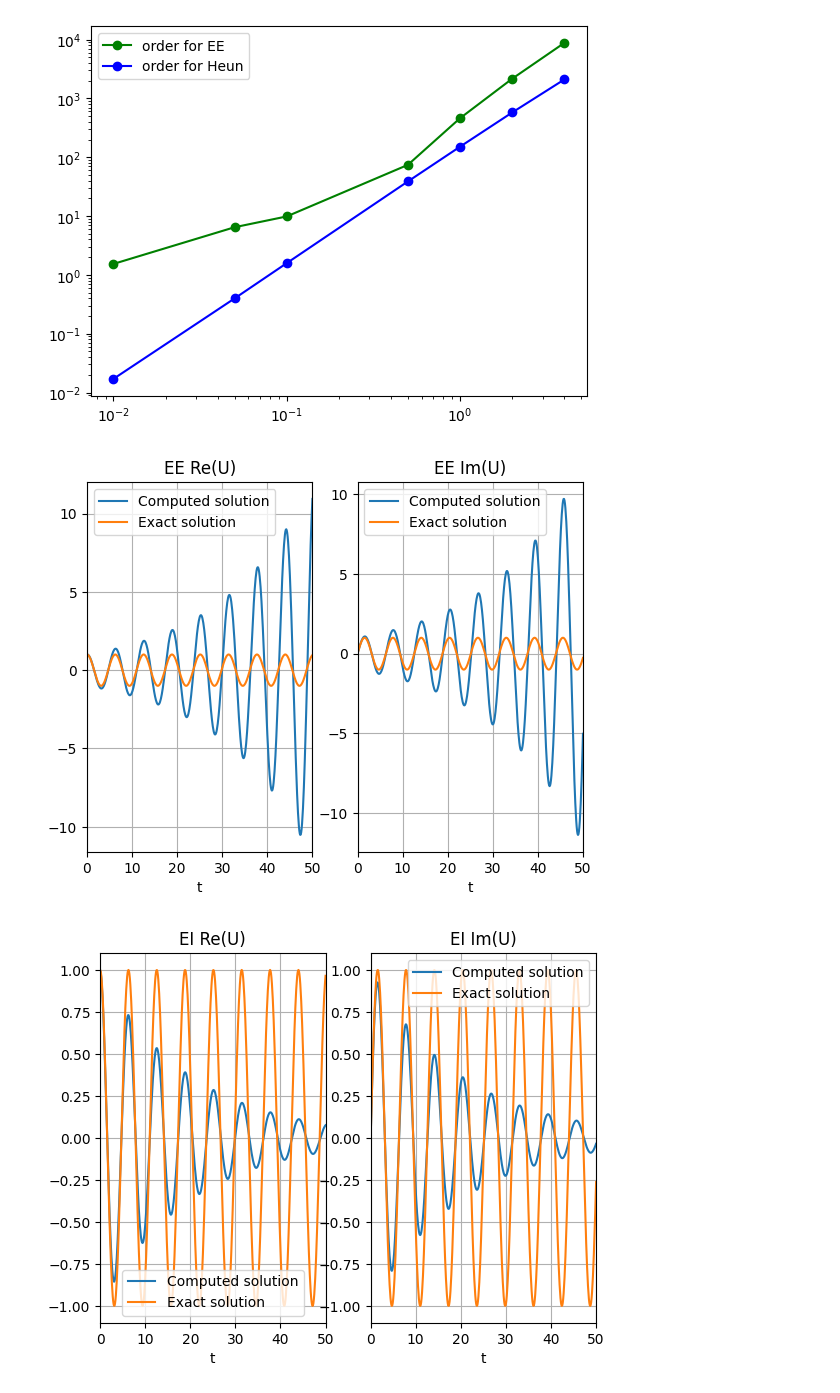
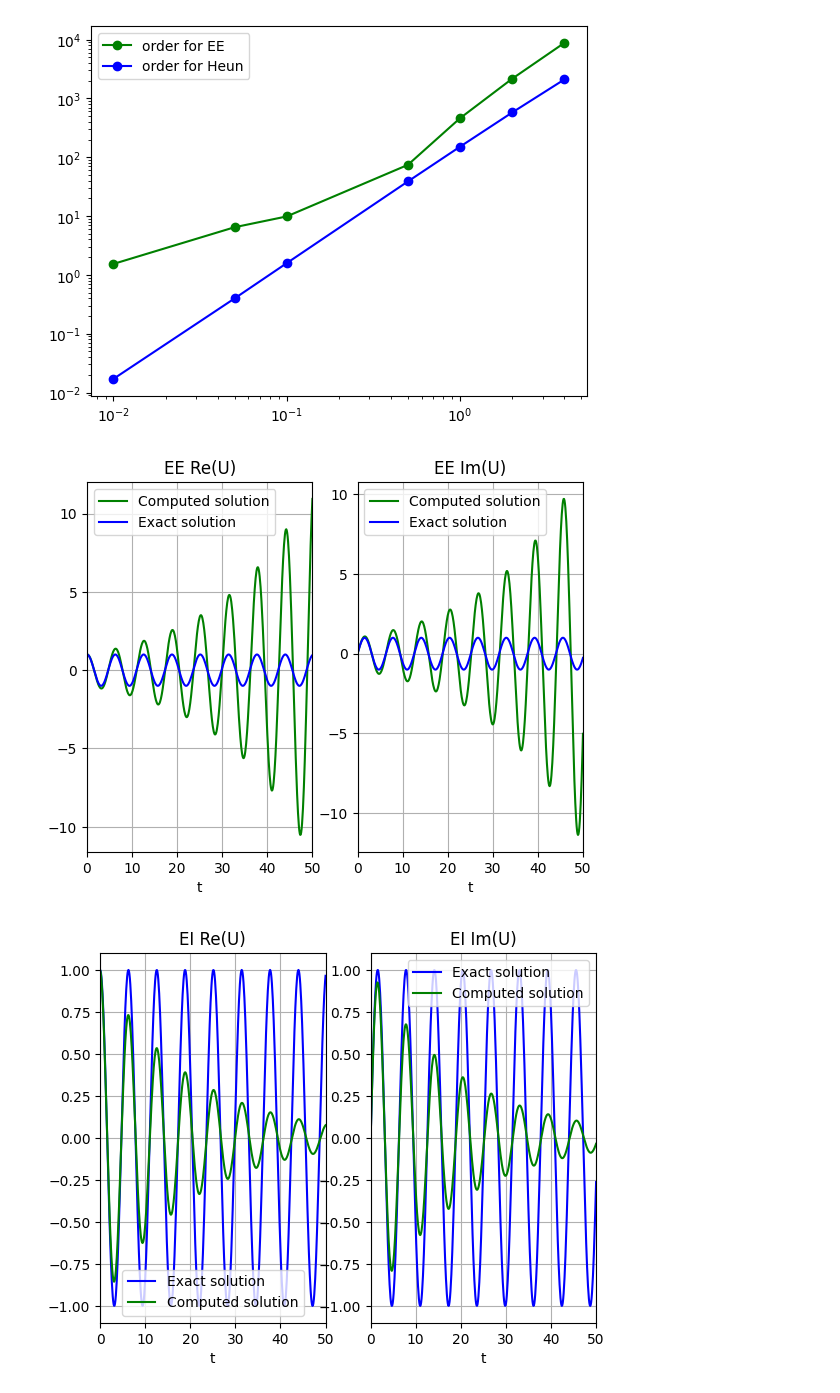
Before and after one commit to vdt32test/MethodesNumeriques, a Jupyter notebook: 2-3(2.17-2.18)/1.ipynb, the cells around one changed output. Drawn from its saved outputs; the diff is of its cells as text; code cells hidden in the pictures.

Commit message:
fixed EI graph

```diff
--- a/2-3(2.17-2.18)/1.ipynb
+++ b/2-3(2.17-2.18)/1.ipynb
@@ -208,49 +202,49 @@ def study_stability(T0, T, h):
 
     ax1 = plt.subplot(1,2,1)
     ax1.title.set_text('EE Re(U)')
-    plt.plot(t, solEE[:, 0], label='Сomputed solution')
-    plt.plot(t, x, label='Exact solution')
+    plt.plot(t, solEE[:, 0], 'g', label='Сomputed solution')
+    plt.plot(t, x, 'b', label='Exact solution')
     plt.legend(loc='best')
     plt.xlabel('t')
     plt.xlim(T0, T)
     plt.grid(True)
 
     ax2 = plt.subplot(1,2,2)
     ax2.title.set_text('EE Im(U)')
-    plt.plot(t, solEE[:, 1], label='Сomputed solution')
-    plt.plot(t, y, label='Exact solution')
+    plt.plot(t, solEE[:, 1], 'g', label='Сomputed solution')
+    plt.plot(t, y, 'b', label='Exact solution')
     plt.legend(loc='best')
     plt.xlabel('t')
     plt.xlim(T0, T)
     plt.grid(True)
 
     plt.show()
 
 
     ax1 = plt.subplot(1,2,1)
     ax1.title.set_text('EI Re(U)')
-    plt.plot(t, solEI[:, 0], label='Сomputed solution')
-    plt.plot(t, x, label='Exact solution')
+    plt.plot(t, x, 'b', label='Exact solution')
+    plt.plot(t, solEI[:, 0], 'g', label='Сomputed solution')
     plt.legend(loc='best')
     plt.xlabel('t')
     plt.xlim(T0, T)
     plt.grid(True)
 
     ax2 = plt.subplot(1,2,2)
     ax2.title.set_text('EI Im(U)')
-    plt.plot(t, solEI[:, 1], label='Сomputed solution')
-    plt.plot(t, y, label='Exact solution')
+    plt.plot(t, y, 'b', label='Exact solution')
+    plt.plot(t, solEI[:, 1], 'g', label='Сomputed solution')
     plt.legend(loc='best')
     plt.xlabel('t')
     plt.xlim(T0, T)
     plt.grid(True)
 
     plt.show()
 
 study_stability(T0, T, h)
 # %% [output]
-[figure, old version]
+[figure, new version]
-[figure, old version]
+[figure, new version]
 # %%
 T0 = 0
 T = 100*2*np.pi
```
Also changed, not shown: parts of 2 cells of this notebook.
